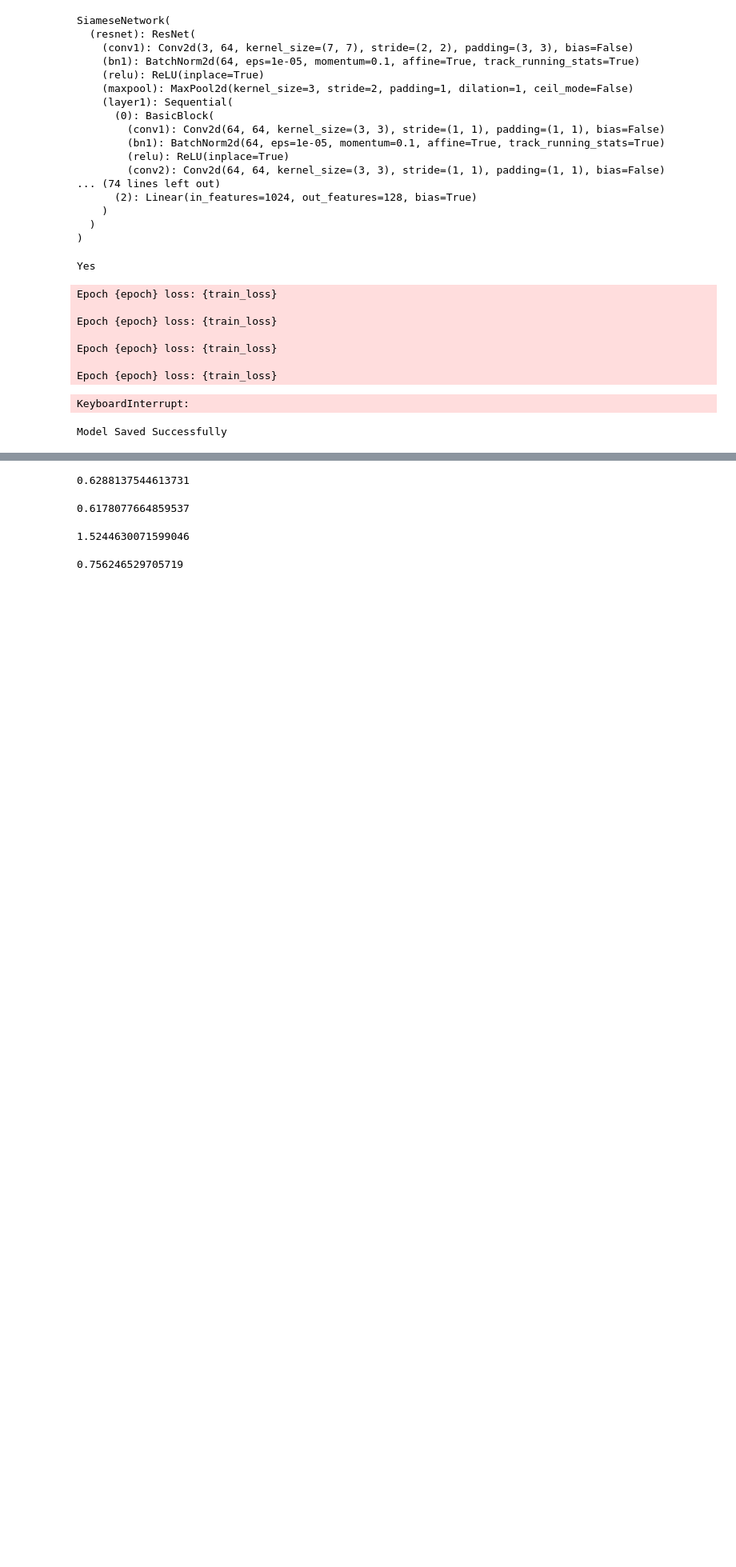
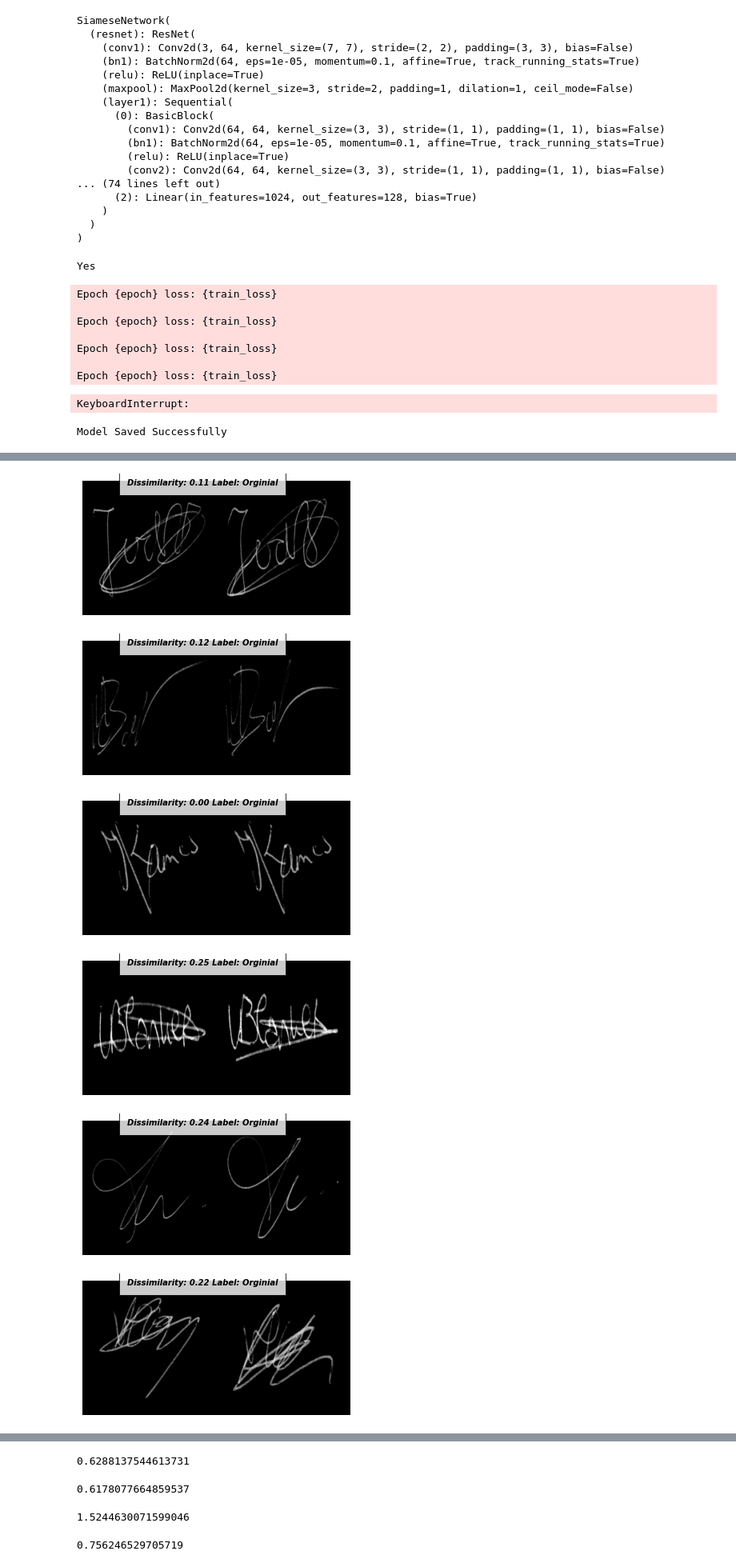
Before and after one commit to care1e55/signature_similarity, a Jupyter notebook: notebooks/contrastive_loss.ipynb, the cells around one changed output, grey strips where cells are left out. Shown at 80% size. Cells and saved outputs as stored; diff of their text form; code cells hidden in the pictures; blank space fills up the shorter version.

```diff
--- a/notebooks/contrastive_loss.ipynb
+++ b/notebooks/contrastive_loss.ipynb
@@ -282,0 +356,25 @@ from tqdm import tqdm
+# %%
+# Print the sample outputs to view its dissimilarity
+counter=0
+list_0 = torch.FloatTensor([[0]])
+list_1 = torch.FloatTensor([[1]])
+for i, data in enumerate(test_dataloader,0):
+  x0, x1 , label = data
+  concatenated = torch.cat((x0,x1),0)
+  output1,output2 = net(x0.cuda(),x1.cuda())
+  eucledian_distance = F.pairwise_distance(output1, output2)
+  if label==list_0:
+    label="Orginial"
+  else:
+    label="Forged"
+  imshow(torchvision.utils.make_grid(concatenated),'Dissimilarity: {:.2f} Label: {}'.format(eucledian_distance.item(),label))
+  counter=counter+1
+  if counter ==20:
+     break
+# %% [output]
+[figure, added]
+[figure, added]
+[figure, added]
+[figure, added]
+[figure, added]
+[figure, added]
```
Also changed, not shown: parts of 24 cells of this notebook, 5 other files.
